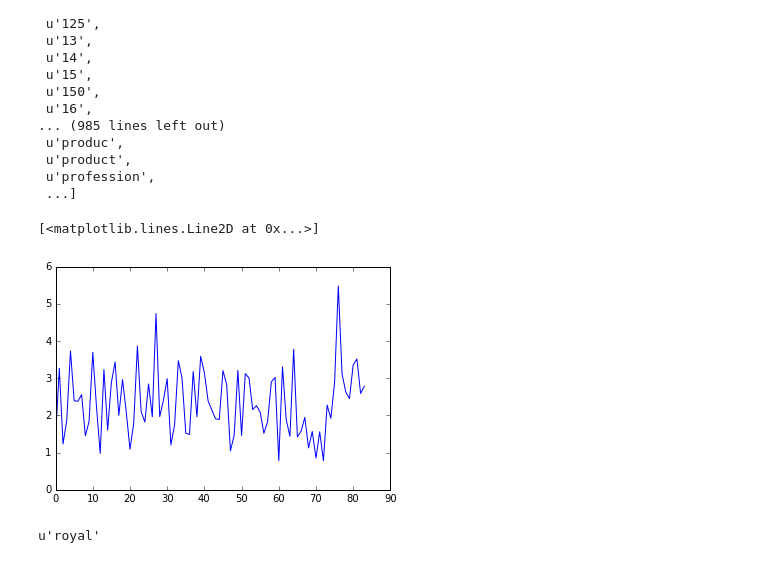
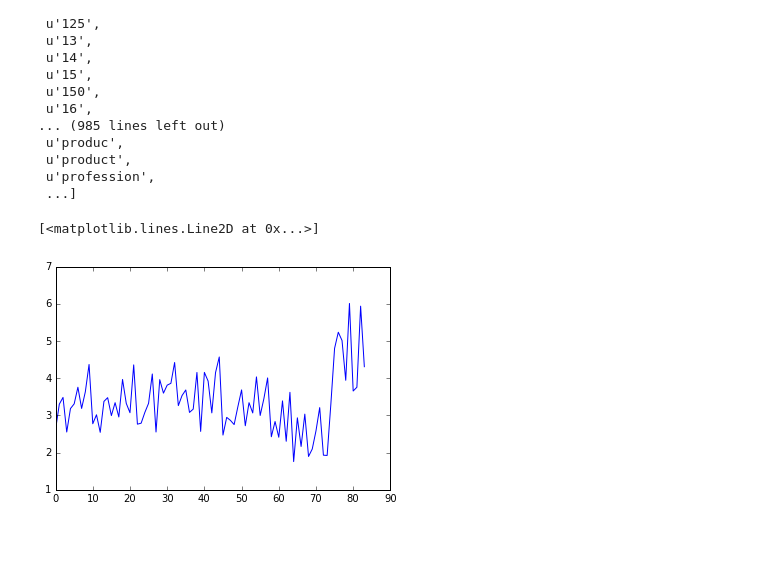
Before and after one commit to AC209ConsumerConfidence/Economic_Sentiment_Forecast, a Jupyter notebook: News_feature_extraction.ipynb, the cells around one changed output. Cells and saved outputs as stored; diff of their text form; code cells hidden in the pictures.

```diff
--- a/News_feature_extraction.ipynb
+++ b/News_feature_extraction.ipynb
@@ -84,9 +104,10 @@ data['leadstems'] = map(joinstems, stems)
 # %%
 def getBigrams(stems):
+    stems = stems.split()
     finder = nltk.collocations.BigramCollocationFinder.from_words(stems)
     return(finder.ngram_fd.items())
 # %%
-bigramList = map(getBigrams, stems)
+bigramList = map(getBigrams, data.leadstems)
 # %%
 flatBigrams = [item for sublist in bigramList for item in sublist]
 # %%
@@ -155,7 +200,7 @@ plt.title('Distribution of Bigram Log-Likelihood Ratios')
 <matplotlib.text.Text at 0x...>
 [figure]
 # %%
-bigramVocab = np.array(summedBigrams)[list(np.where(np.array(LLRs)>500)[0])]
+bigramVocab = np.array(summedBigrams)[list(np.where(np.array(LLRs)>1500)[0])]
 # %%
 np.array(summedBigrams)[np.argmax(np.array(LLRs))]
 # %% [output]
@@ -167,4 +212,4 @@ len(bigramVocab)
 # %%
-stopwords = ['the','a','an','and','it','this','that','he','I','she','of','is']
+stopwords = ['the','a','an','and','it','this','that','he','I','she','of','is', 'to']
 # %%
 bigramVocab = [bigram for bigram in bigramVocab if (set(bigram[0]).isdisjoint(stopwords))]
@@ -271,11 +334,7 @@ tfidfByMonth = np.zeros((len(grouped.groups.keys()),wordMatrixTfidf.shape[1]))
 for i, month in enumerate(np.sort(grouped.groups.keys())):
     tfidfByMonth[i] = np.sum(wordMatrixTfidf[grouped.get_group(month).index], axis=0)
 # %%
-plt.plot(tfidfByMonth[:,1101])
+plt.plot(tfidfByMonth[:,150])
 # %% [output]
 [<matplotlib.lines.Line2D at 0x...>]
-[figure, old version]
+[figure, new version]
-# %%
-countVecAll.get_feature_names()[1101]
-# %% [output]
-u'royal'
```
Also changed, not shown: parts of 36 cells of this notebook, 2 other files.
